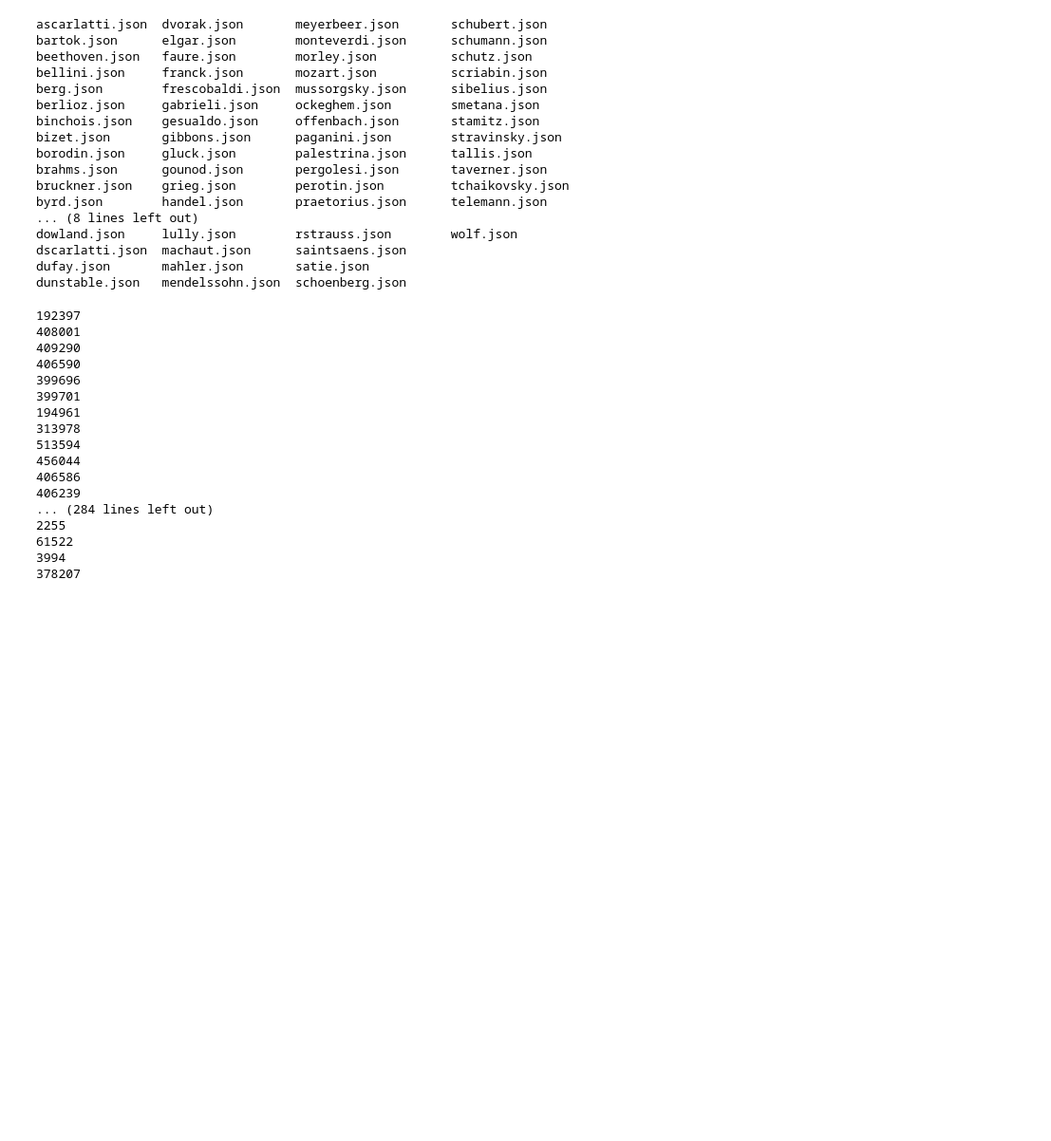
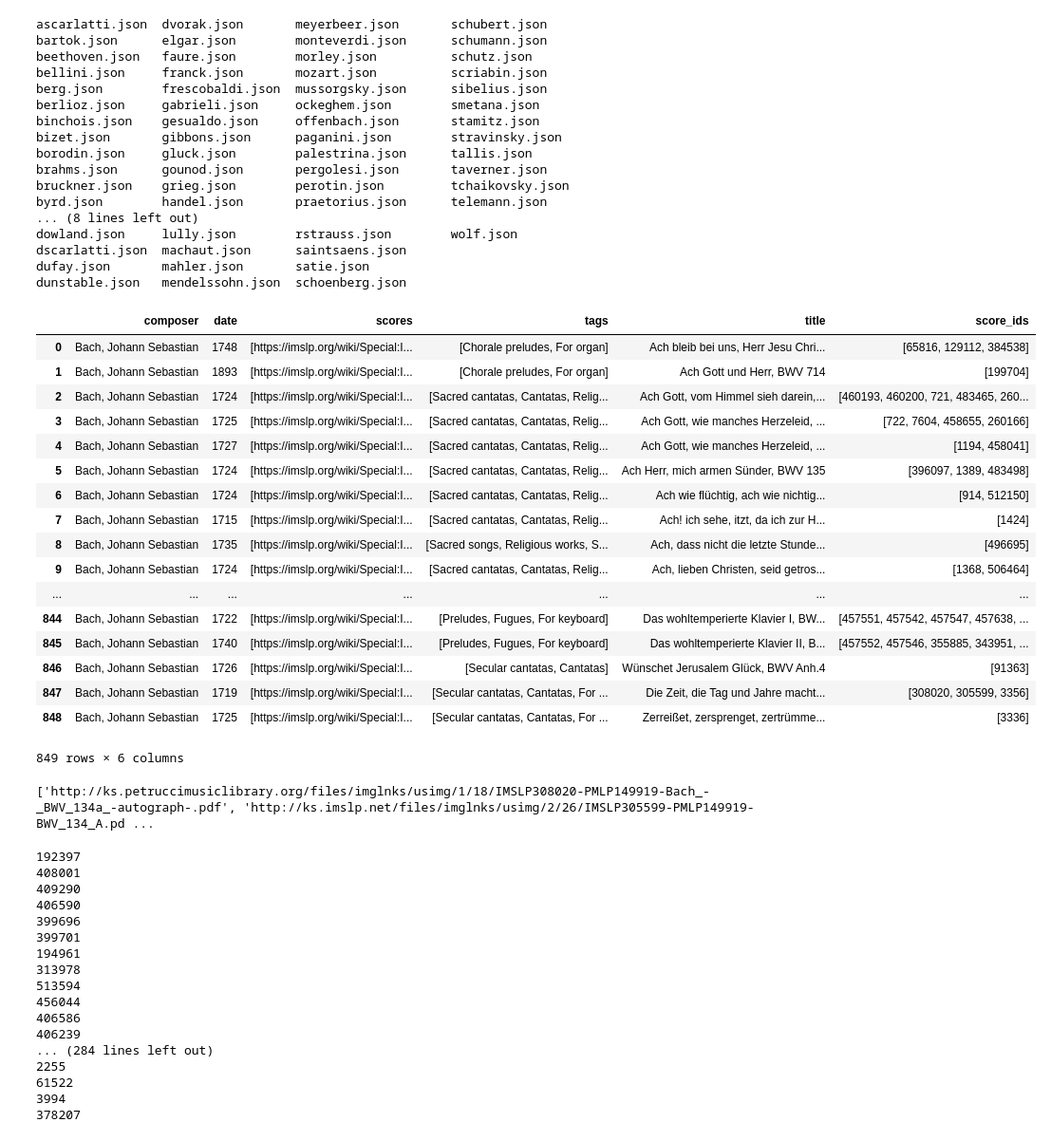
Before and after one commit to QED0711/score-study-python, a Jupyter notebook: notebooks/JSON Reader.ipynb, the cells around one changed output. Shown at 95% size. Cells and saved outputs as stored; diff of their text form; code cells hidden in the pictures; blank space fills up the shorter version.

Commit message:
started work on ProcessComposer class

```diff
--- a/notebooks/JSON Reader.ipynb
+++ b/notebooks/JSON Reader.ipynb
@@ -30 +75,28 @@ for root, dirs, files in os.walk("../json"):
+# %%
+cp = processComposer("jsbach")
+cp.composer_df
+# %% [output]
+|  | composer | date | scores | tags | title | score_ids |
+| 0 | Bach, Johann Sebastian | 1748 | [https://imslp.org/wiki/Special:I... | [Chorale preludes, For organ] | Ach bleib bei uns, Herr Jesu Chri... | [65816, 129112, 384538] |
+| 1 | Bach, Johann Sebastian | 1893 | [https://imslp.org/wiki/Special:I... | [Chorale preludes, For organ] | Ach Gott und Herr, BWV 714 | [199704] |
+| 2 | Bach, Johann Sebastian | 1724 | [https://imslp.org/wiki/Special:I... | [Sacred cantatas, Cantatas, Relig... | Ach Gott, vom Himmel sieh darein,... | [460193, 460200, 721, 483465, 260... |
+| 3 | Bach, Johann Sebastian | 1725 | [https://imslp.org/wiki/Special:I... | [Sacred cantatas, Cantatas, Relig... | Ach Gott, wie manches Herzeleid, ... | [722, 7604, 458655, 260166] |
+| 4 | Bach, Johann Sebastian | 1727 | [https://imslp.org/wiki/Special:I... | [Sacred cantatas, Cantatas, Relig... | Ach Gott, wie manches Herzeleid, ... | [1194, 458041] |
+| 5 | Bach, Johann Sebastian | 1724 | [https://imslp.org/wiki/Special:I... | [Sacred cantatas, Cantatas, Relig... | Ach Herr, mich armen Sünder, BWV 135 | [396097, 1389, 483498] |
+| 6 | Bach, Johann Sebastian | 1724 | [https://imslp.org/wiki/Special:I... | [Sacred cantatas, Cantatas, Relig... | Ach wie flüchtig, ach wie nichtig... | [914, 512150] |
+| 7 | Bach, Johann Sebastian | 1715 | [https://imslp.org/wiki/Special:I... | [Sacred cantatas, Cantatas, Relig... | Ach! ich sehe, itzt, da ich zur H... | [1424] |
+| 8 | Bach, Johann Sebastian | 1735 | [https://imslp.org/wiki/Special:I... | [Sacred songs, Religious works, S... | Ach, dass nicht die letzte Stunde... | [496695] |
+| 9 | Bach, Johann Sebastian | 1724 | [https://imslp.org/wiki/Special:I... | [Sacred cantatas, Cantatas, Relig... | Ach, lieben Christen, seid getros... | [1368, 506464] |
+| ... | ... | ... | ... | ... | ... | ... |
+| 844 | Bach, Johann Sebastian | 1722 | [https://imslp.org/wiki/Special:I... | [Preludes, Fugues, For keyboard] | Das wohltemperierte Klavier I, BW... | [457551, 457542, 457547, 457638, ... |
+| 845 | Bach, Johann Sebastian | 1740 | [https://imslp.org/wiki/Special:I... | [Preludes, Fugues, For keyboard] | Das wohltemperierte Klavier II, B... | [457552, 457546, 355885, 343951, ... |
+| 846 | Bach, Johann Sebastian | 1726 | [https://imslp.org/wiki/Special:I... | [Secular cantatas, Cantatas] | Wünschet Jerusalem Glück, BWV Anh.4 | [91363] |
+| 847 | Bach, Johann Sebastian | 1719 | [https://imslp.org/wiki/Special:I... | [Secular cantatas, Cantatas, For ... | Die Zeit, die Tag und Jahre macht... | [308020, 305599, 3356] |
+| 848 | Bach, Johann Sebastian | 1725 | [https://imslp.org/wiki/Special:I... | [Secular cantatas, Cantatas, For ... | Zerreißet, zersprenget, zertrümme... | [3336] |
+849 rows × 6 columns
+# %%
+work = cp.composer_df.iloc[847]
+print(cp.process_work(work))
+# %% [output]
+['http://ks.petruccimusiclibrary.org/files/imglnks/usimg/1/18/IMSLP308020-PMLP149919-Bach_-_BWV_134a_-autograph-.pdf', 'http://ks.imslp.net/files/imglnks/usimg/2/26/IMSLP305599-PMLP149919-BWV_134_A.pd ...
 # %%
```
Also changed, not shown: parts of 4 cells of this notebook.
